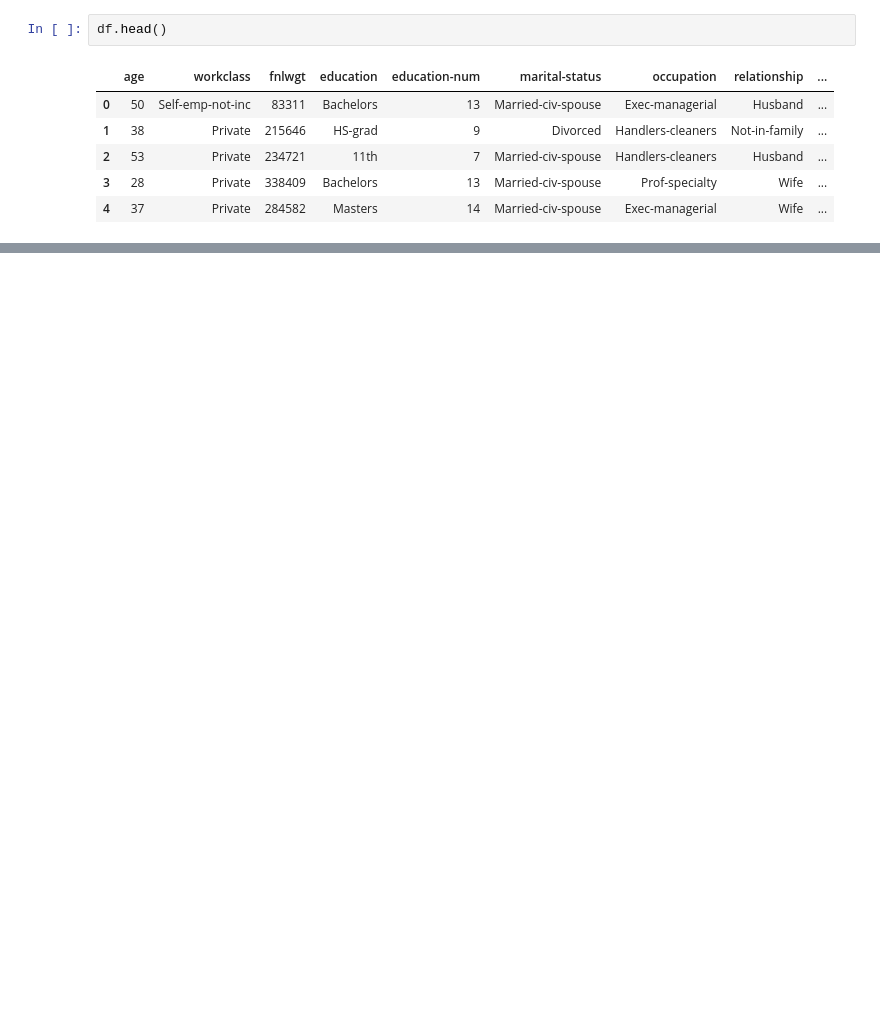
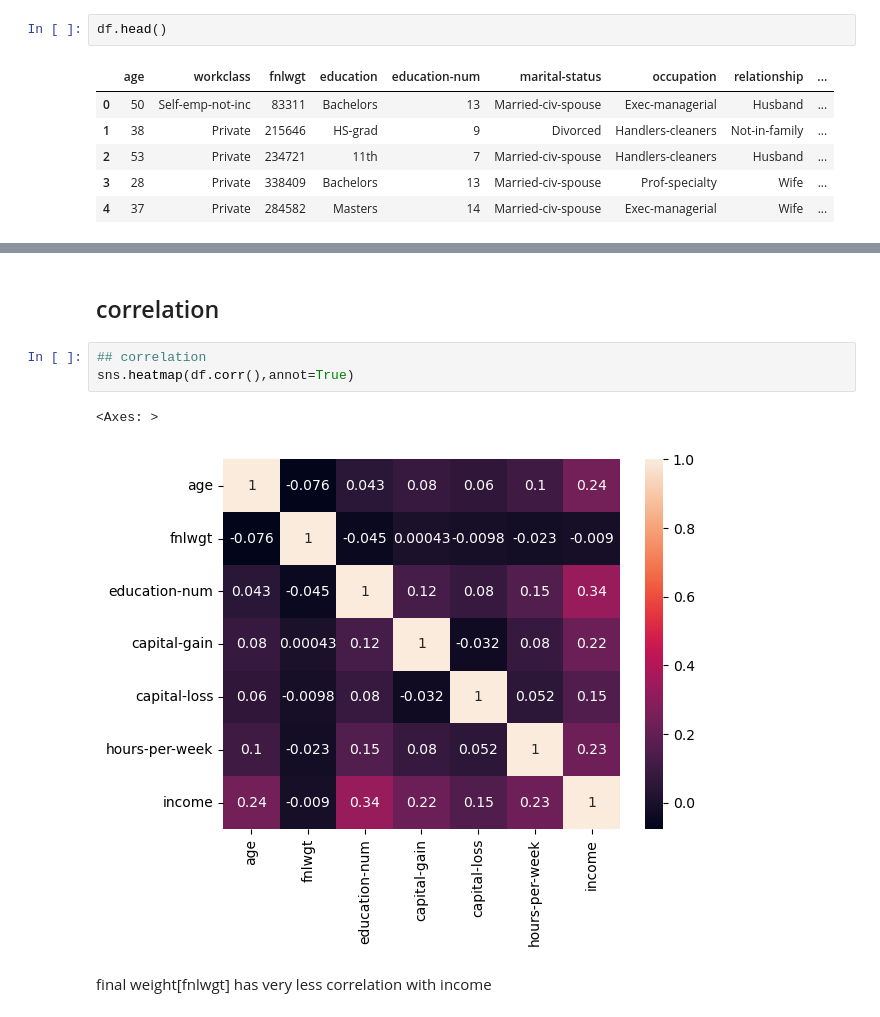
Before and after one commit to Shreyashchawda12/Census_Income, a Jupyter notebook: Notebook/EDA.ipynb, the cells around one changed output, grey strips where cells are left out. Cells and saved outputs as stored; diff of their text form; blank space fills up the shorter version.

```diff
--- a/Notebook/EDA.ipynb
+++ b/Notebook/EDA.ipynb
@@ -179 +267,11 @@ df['income'] = df['income'].replace({'<=50K':0,'>50K':1},inplace=True)
+# %% [markdown]
+## correlation
+# %%
+## correlation
+sns.heatmap(df.corr(),annot=True)
+# %% [output]
+<Axes: >
+[figure, added]
+# %% [markdown]
+final weight[fnlwgt]  has very less correlation with income
 # %%
```
Also changed, not shown: parts of 19 cells of this notebook, 54 other files.
